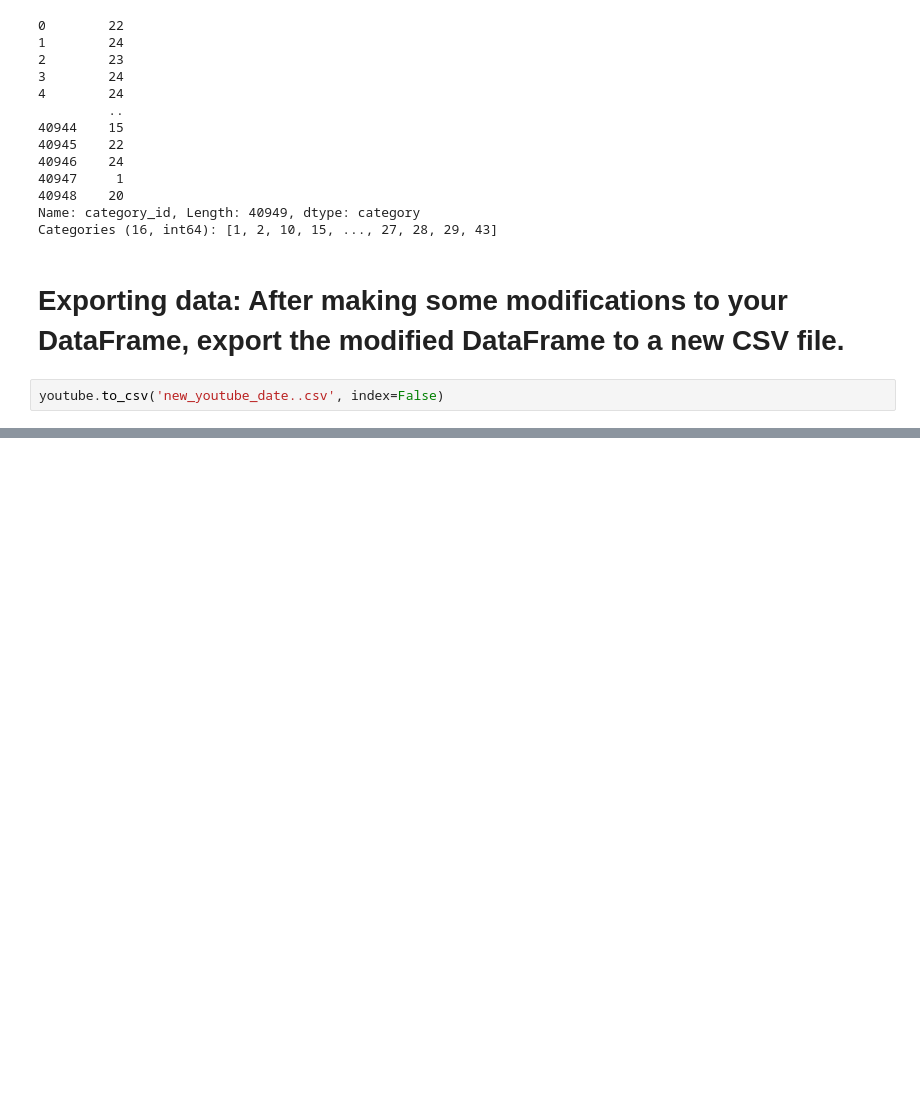
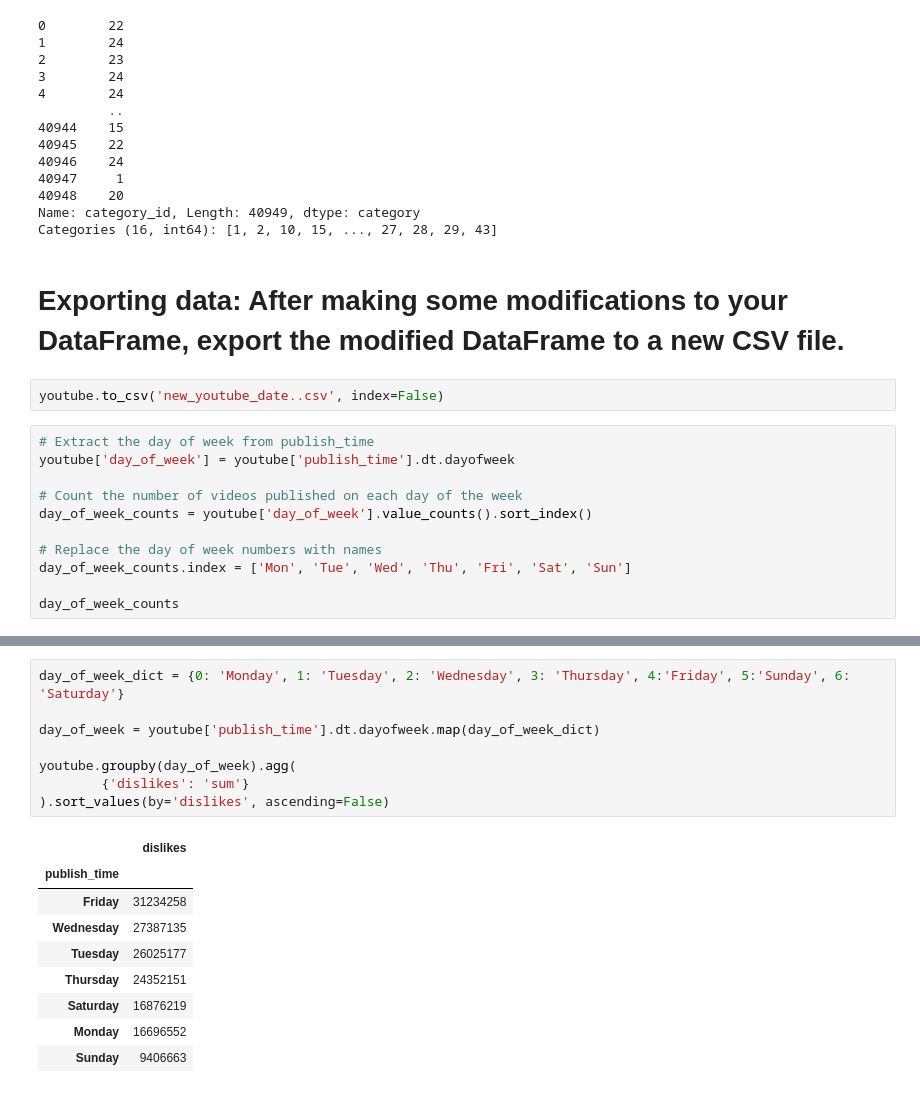
Before and after one commit to ZygimantasB/pandas_training, a Jupyter notebook: youtube/movies.ipynb, the cells around one changed output, grey strips where cells are left out. Saved outputs shown, nothing was run; the diff lists cells and outputs as text; blank space fills up the shorter version.

```diff
--- a/youtube/movies.ipynb
+++ b/youtube/movies.ipynb
@@ -741,3 +739,14 @@ Categories (16, int64): [1, 2, 10, 15, ..., 27, 28, 29, 43]
 # Exporting data: After making some modifications to your DataFrame, export the modified DataFrame to a new CSV file.
 # %%
 youtube.to_csv('new_youtube_date..csv', index=False)
+# %%
+# Extract the day of week from publish_time
+youtube['day_of_week'] = youtube['publish_time'].dt.dayofweek
+
+# Count the number of videos published on each day of the week
+day_of_week_counts = youtube['day_of_week'].value_counts().sort_index()
+
+# Replace the day of week numbers with names
+day_of_week_counts.index = ['Mon', 'Tue', 'Wed', 'Thu', 'Fri', 'Sat', 'Sun']
+
+day_of_week_counts
@@ -743,0 +762,18 @@ youtube.to_csv('new_youtube_date..csv', index=False)
+# %%
+day_of_week_dict = {0: 'Monday', 1: 'Tuesday', 2: 'Wednesday', 3: 'Thursday', 4:'Friday', 5:'Sunday', 6: 'Saturday'}
+
+day_of_week = youtube['publish_time'].dt.dayofweek.map(day_of_week_dict)
+
+youtube.groupby(day_of_week).agg(
+        {'dislikes': 'sum'}
+).sort_values(by='dislikes', ascending=False)
+# %% [output]
+|  | dislikes |
+| publish_time |  |
+| Friday | 31234258 |
+| Wednesday | 27387135 |
+| Tuesday | 26025177 |
+| Thursday | 24352151 |
+| Saturday | 16876219 |
+| Monday | 16696552 |
+| Sunday | 9406663 |
```
Also changed, not shown: parts of 3 cells of this notebook, 4 other files.
